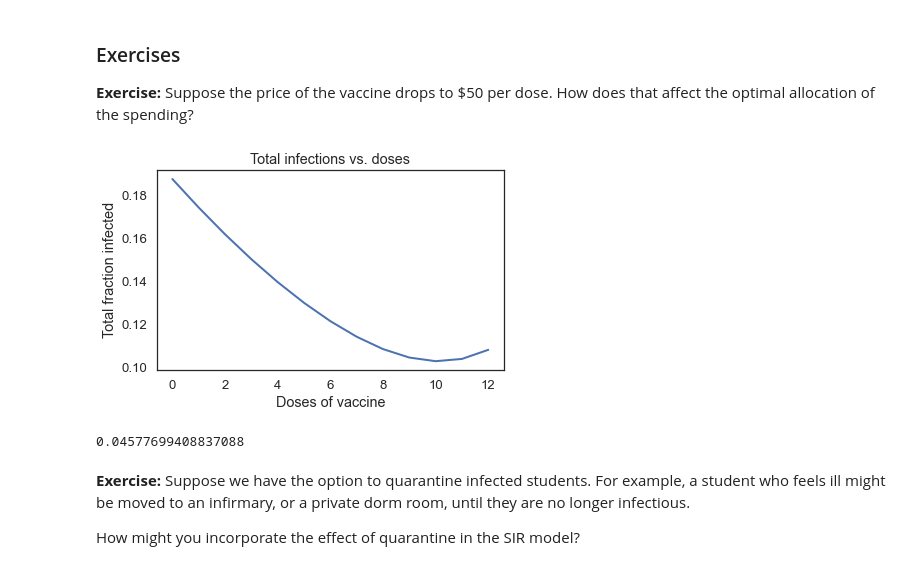
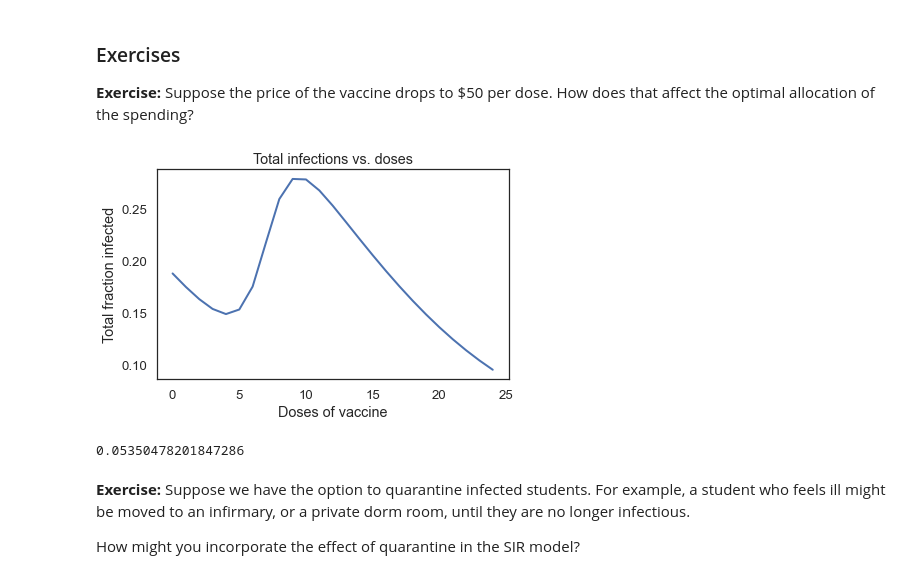
Before and after one commit to MsQCompSci/DATA604HW, a Jupyter notebook: 604CH12LQ.ipynb, the cells around one changed output. Drawn from its saved outputs; the diff is of its cells as text; code cells hidden in the pictures.

```diff
--- a/604CH12LQ.ipynb
+++ b/604CH12LQ.ipynb
@@ -645,28 +636,46 @@ Saving figure to file figs/chap12-fig04.pdf
 
 **Exercise:** Suppose the price of the vaccine drops to $50 per dose.  How does that affect the optimal allocation of the spending?
 # %%
+#reset variables
+budget = 1200
+
+#get lowest infection rate for when cost is 100
 optimal_allocation1 = infected_sweep.min()
 
 #change price per dose
-price_per_dose = 50
+price_per_dose2 = 50
+
+#RESET MAX DOSES AVAILABLE at this price
+max_doses2 = int(budget / price_per_dose2)
+
+#DOSE ARRAY FOR RANGE
+dose_array2 = linrange(max_doses2, endpoint=True)
 
 #sweep again
-infected_sweep = sweep_doses(dose_array)
+infected_sweep2 = sweep_doses(dose_array2)
+
+#get lowest infection rate now
+optimal_allocation2 = infected_sweep2.min()
 
 #plot sweep
-plot(infected_sweep)
+plot(infected_sweep2)
 
 decorate(xlabel='Doses of vaccine',
          ylabel='Total fraction infected',
          title='Total infections vs. doses',
          legend=False)
 # %% [output]
-[figure, old version]
+[figure, new version]
-# %%
-optimal_allocation1- infected_sweep.min()
-#THE OPTIMAL ALLOCATION OF SPENDING DECREASES BY ABOUT 0.04578
-# %% [output]
-0.04577699408837088
+# %%
+optimal_allocation1 - optimal_allocation2
+#When vaccines are cheaper, the minimum infection fraction decreases
+#BY ABOUT 0.053505
+#When vaccines are cheaper, more vaccines can be bought which can
+#take a system over the heard immunity threshold (10 vaccines)
+#If 100% of the spending was used on vaccines, the total fraction
+#of infected changes by approx 5.4%
+# %% [output]
+0.05350478201847286
 # %% [markdown]
 **Exercise:** Suppose we have the option to quarantine infected students.  For example, a student who feels ill might be moved to an infirmary, or a private dorm room, until they are no longer infectious.
 
```
Also changed, not shown: parts of 10 cells of this notebook.
